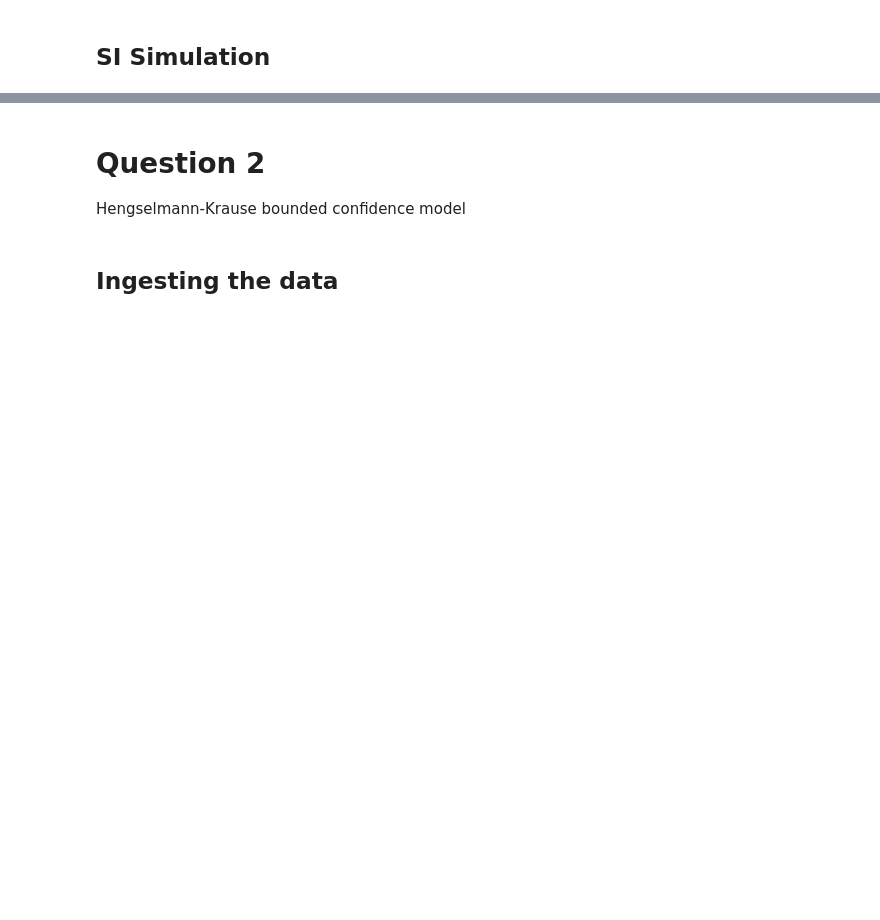
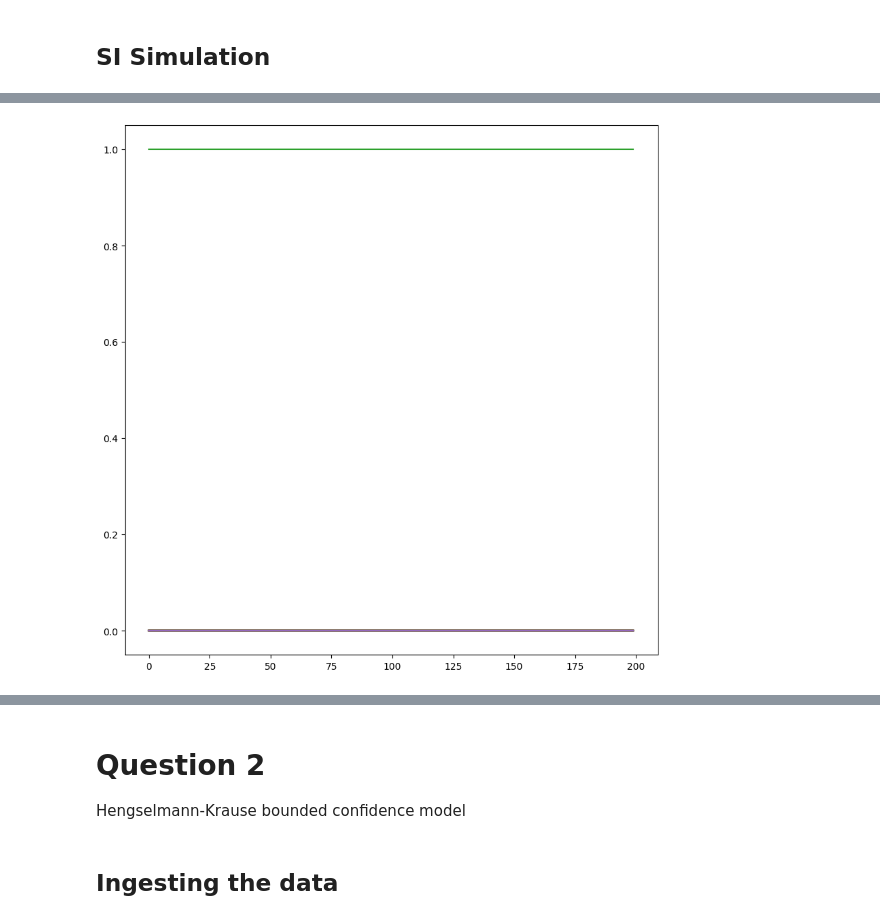
Before and after one commit to WDaugherty/ECE-5260, a Jupyter notebook: BiWeekly2/BiWeekly2Notebook.ipynb, the cells around one changed output, grey strips where cells are left out. Cells and saved outputs as stored; diff of their text form; code cells hidden in the pictures; blank space fills up the shorter version.

```diff
--- a/BiWeekly2/BiWeekly2Notebook.ipynb
+++ b/BiWeekly2/BiWeekly2Notebook.ipynb
@@ -189,7 +96,30 @@ def SI_model(V, beta):
-# %%
-#Creates a list of beta values to be tried in the simulation models
-beta_list = [0.2,0.5, 0.9]
-
-#Calls the SIR Simulation Function
-for i in beta_list:
-    SI_Sim(G1, i)
+# %%
+def SI_Model(G):
+    Beta = 0.1
+    n = G.number_of_nodes()
+    Avg = 1000
+    Time=200
+    node_list = list(G1.nodes())
+
+    def neigh_met(G, node, beta):
+      l = []
+      for neig in list(G.neighbors(node)):
+          rand = np.random.uniform(0,1)
+          if rand < beta/len(list(G.neighbors(node))):
+              l.append(neig)
+      return l
+
+    Y = np.zeros((n, Time))
+    Initial_Infect = np.random.choice(range(n))
+    for _ in range(Avg):
+      y = np.zeros((n, Time))
+      y[Initial_Infect][0] = 1
+      for t in range(Time-1):
+          for i in range(n):
+              sum1 = 0
+              for k in neigh_met(G, node_list[i], Beta):
+                    j =  [i for i in range(n) if node_list[i] == k][0]
+                    sum1 += y[j][t]*(1-y[i][t])
+              y[i][t+1] = y[i][t] + sum1
+      Y = np.add(Y, y)
+    return Y/Avg
@@ -195,0 +140,7 @@ for i in beta_list:
+# %%
+plt.figure(figsize=(10, 10)) #Creates the figure for plotting
+for a in range(G1.number_of_nodes()): #Creates a range for plotting
+        plt.plot(res4[a]) #Plots the results of the SI Model
+plt.show() #Shows the SI Model results
+# %% [output]
+[figure, added]
```
Also changed, not shown: parts of 15 cells of this notebook, 2 other files.
